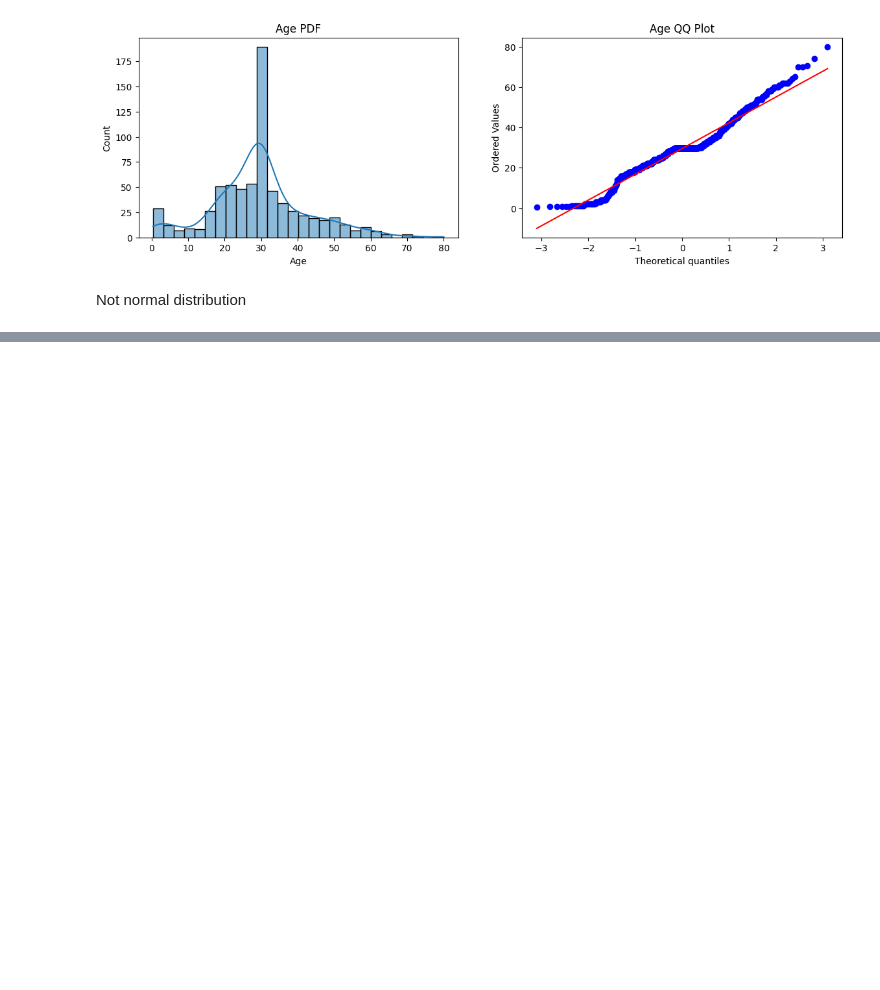
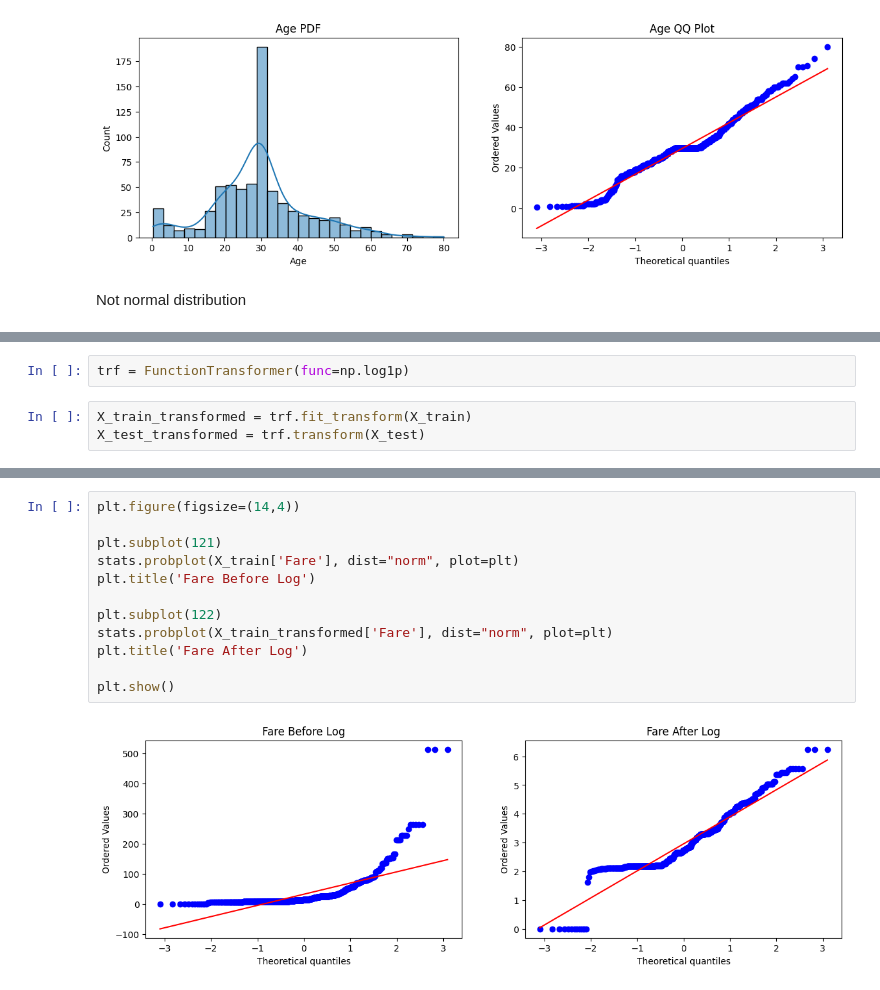
Before and after one commit to ahamudul-hasan/Machine-Learning, a Jupyter notebook: 3_Features_Engineering/1_Features_Transformations/3_Transformer/functional_transformer.ipynb, the cells around one changed output, grey strips where cells are left out. Drawn from its saved outputs; the diff is of its cells as text; blank space fills up the shorter version.

```diff
--- a/3_Features_Engineering/1_Features_Transformations/3_Transformer/functional_transformer.ipynb
+++ b/3_Features_Engineering/1_Features_Transformations/3_Transformer/functional_transformer.ipynb
@@ -82,0 +98,5 @@ plt.show()
+# %%
+trf = FunctionTransformer(func=np.log1p)
+# %%
+X_train_transformed = trf.fit_transform(X_train)
+X_test_transformed = trf.transform(X_test)
@@ -82,0 +129,14 @@ plt.show()
+# %%
+plt.figure(figsize=(14,4))
+
+plt.subplot(121)
+stats.probplot(X_train['Fare'], dist="norm", plot=plt)
+plt.title('Fare Before Log')
+
+plt.subplot(122)
+stats.probplot(X_train_transformed['Fare'], dist="norm", plot=plt)
+plt.title('Fare After Log')
+
+plt.show()
+# %% [output]
+[figure, added]
```
Also changed, not shown: parts of 11 cells of this notebook, 1 other file.
